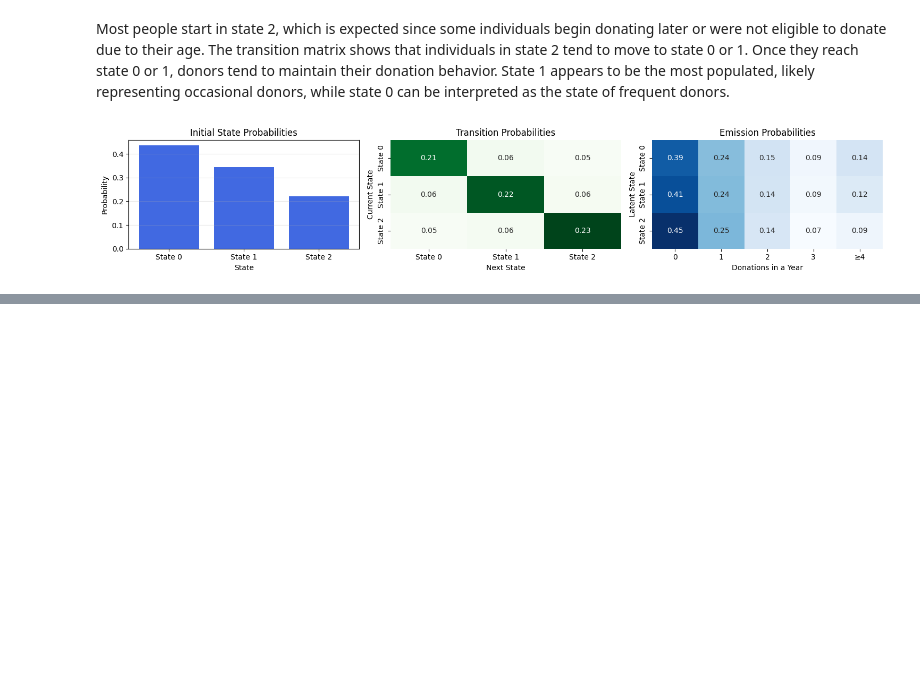
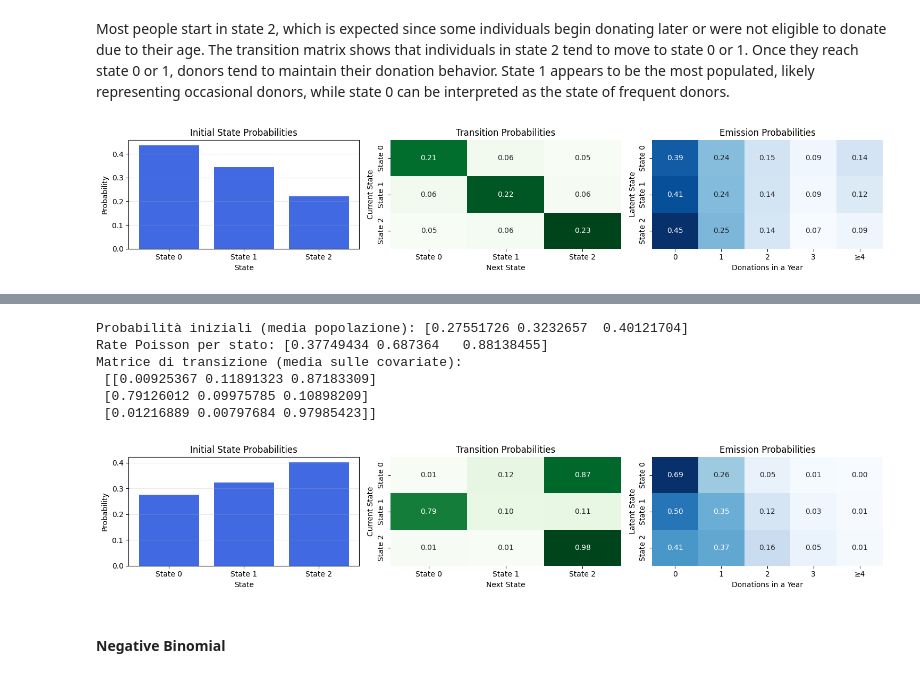
Before and after one commit to erikdeluca/Blood-Donors, a Jupyter notebook: Python/Pyro.ipynb, the cells around one changed output, grey strips where cells are left out. Cells and saved outputs as stored; diff of their text form; code cells hidden in the pictures; blank space fills up the shorter version.

```diff
--- a/Python/Pyro.ipynb
+++ b/Python/Pyro.ipynb
@@ -538,0 +758,39 @@ plot_hmm_params(
+# %%
+rate = pyro.param("rate").detach().cpu().numpy()  # [K]
+
+K, C = pyro.param("trans_W").shape[-2:]
+trans_W = pyro.param("trans_W").detach().cpu().numpy()  # [K, K, C]
+trans_b = pyro.param("trans_b").detach().cpu().numpy()  # [K, K]
+covs = covariates_torch.cpu().numpy()                   # [N, T, C]
+
+covs_mean = covs[:, 0, :].mean(axis=0)  # [C]
+
+transitions = np.zeros((K, K))
+for prev in range(K):
+    logits = trans_b[prev] + trans_W[prev] @ covs_mean  # [K]
+    probs = np.exp(logits) / np.exp(logits).sum()
+    transitions[prev, :] = probs
+
+emissions_matrix = build_emission_matrix_truncated_poisson(rate, max_k=4)
+
+print("Probabilità iniziali (media popolazione):", init_probs)
+print("Rate Poisson per stato:", rate)
+print("Matrice di transizione (media sulle covariate):\n", transitions)
+
+
+plot_hmm_params(
+    transitions=transitions,
+    initial_probs=init_probs,
+    emissions=emissions_matrix,
+    emission_names=[str(i) for i in range(4)] + ["≥4"]
+)
+# %% [output]
+Probabilità iniziali (media popolazione): [0.27551726 0.3232657  0.40121704]
+Rate Poisson per stato: [0.37749434 0.687364   0.88138455]
+Matrice di transizione (media sulle covariate):
+ [[0.00925367 0.11891323 0.87183309]
+ [0.79126012 0.09975785 0.10898209]
+ [0.01216889 0.00797684 0.97985423]]
+[figure, added]
+# %% [markdown]
+#### Negative Binomial
```
Also changed, not shown: parts of 36 cells of this notebook, 1 other file.
